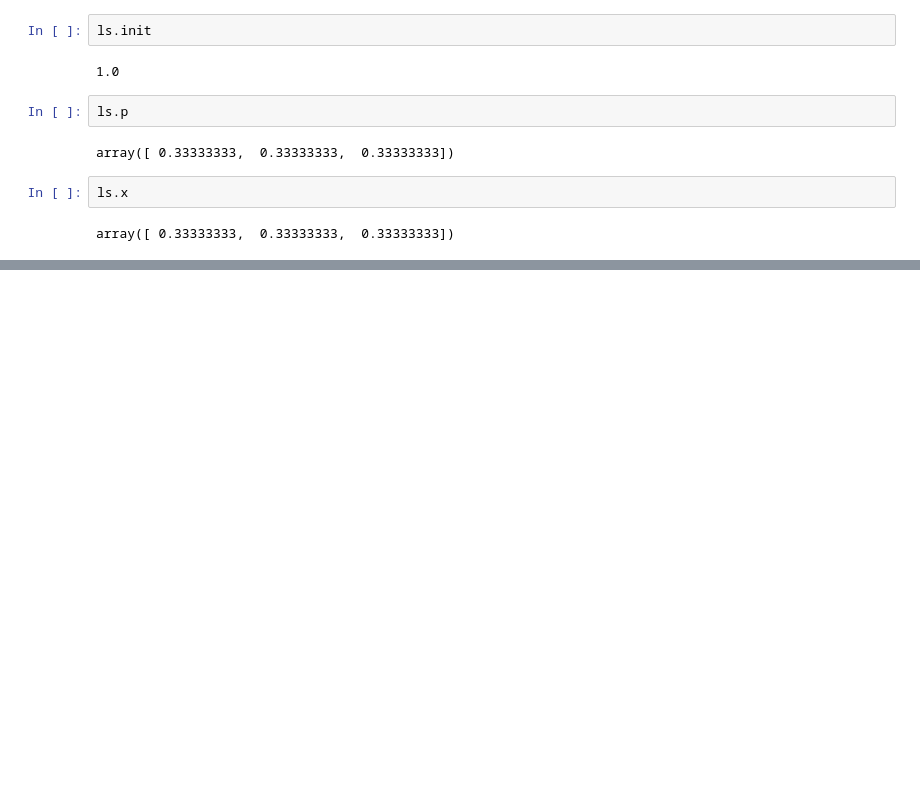
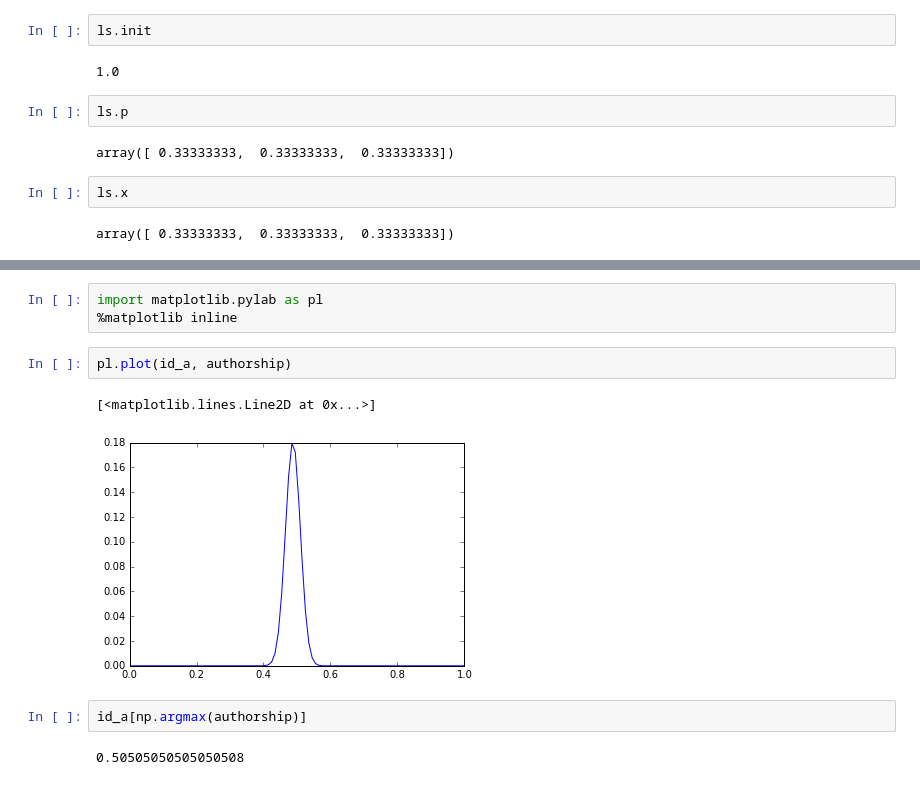
Before and after one commit to FractalFlows/DAOResearch, a Jupyter notebook: notebooks/DAO.ipynb, the cells around one changed output, grey strips where cells are left out. Cells and saved outputs as stored; diff of their text form; blank space fills up the shorter version.

```diff
--- a/notebooks/DAO.ipynb
+++ b/notebooks/DAO.ipynb
@@ -304,0 +427,12 @@ array([ 0.33333333,  0.33333333,  0.33333333])
+# %%
+import matplotlib.pylab as pl
+%matplotlib inline
+# %%
+pl.plot(id_a, authorship)
+# %% [output]
+[<matplotlib.lines.Line2D at 0x...>]
+[figure, added]
+# %%
+id_a[np.argmax(authorship)]
+# %% [output]
+0.50505050505050508
```
Also changed, not shown: parts of 8 cells of this notebook.
